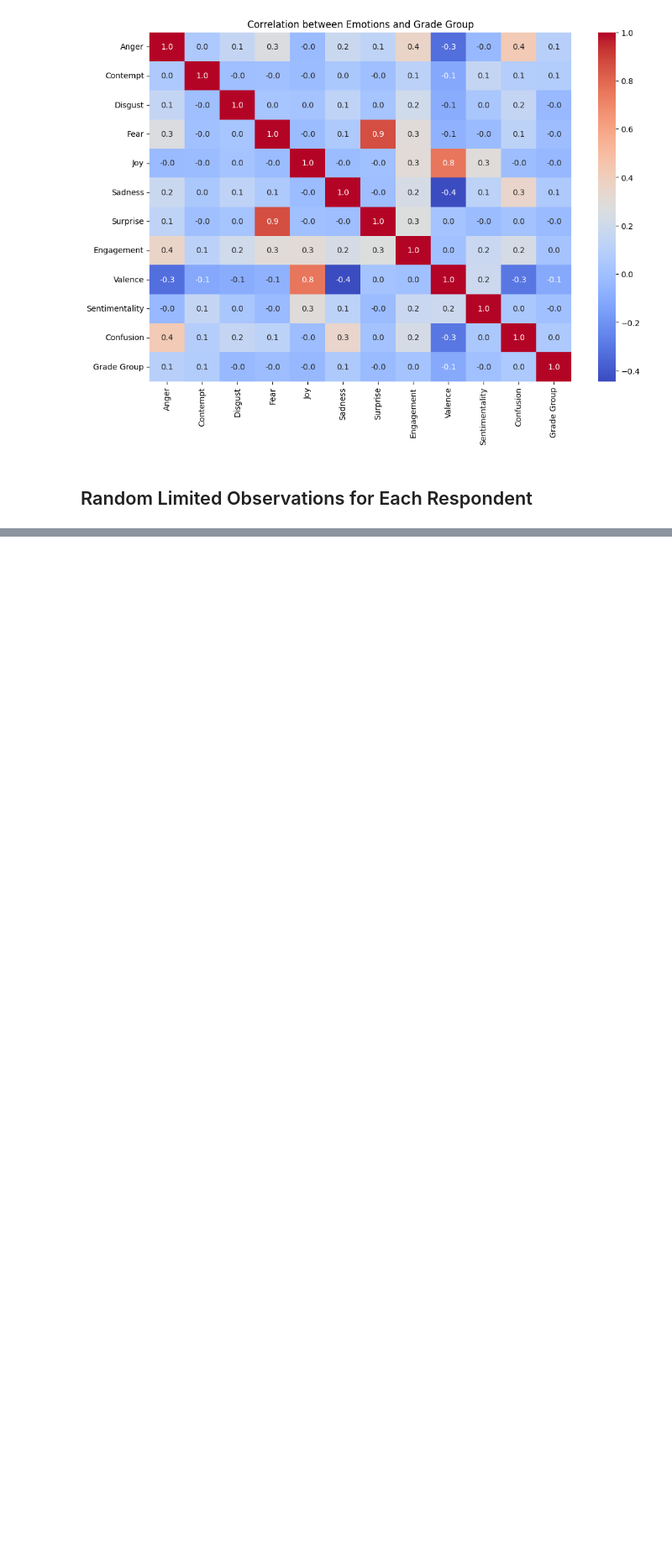
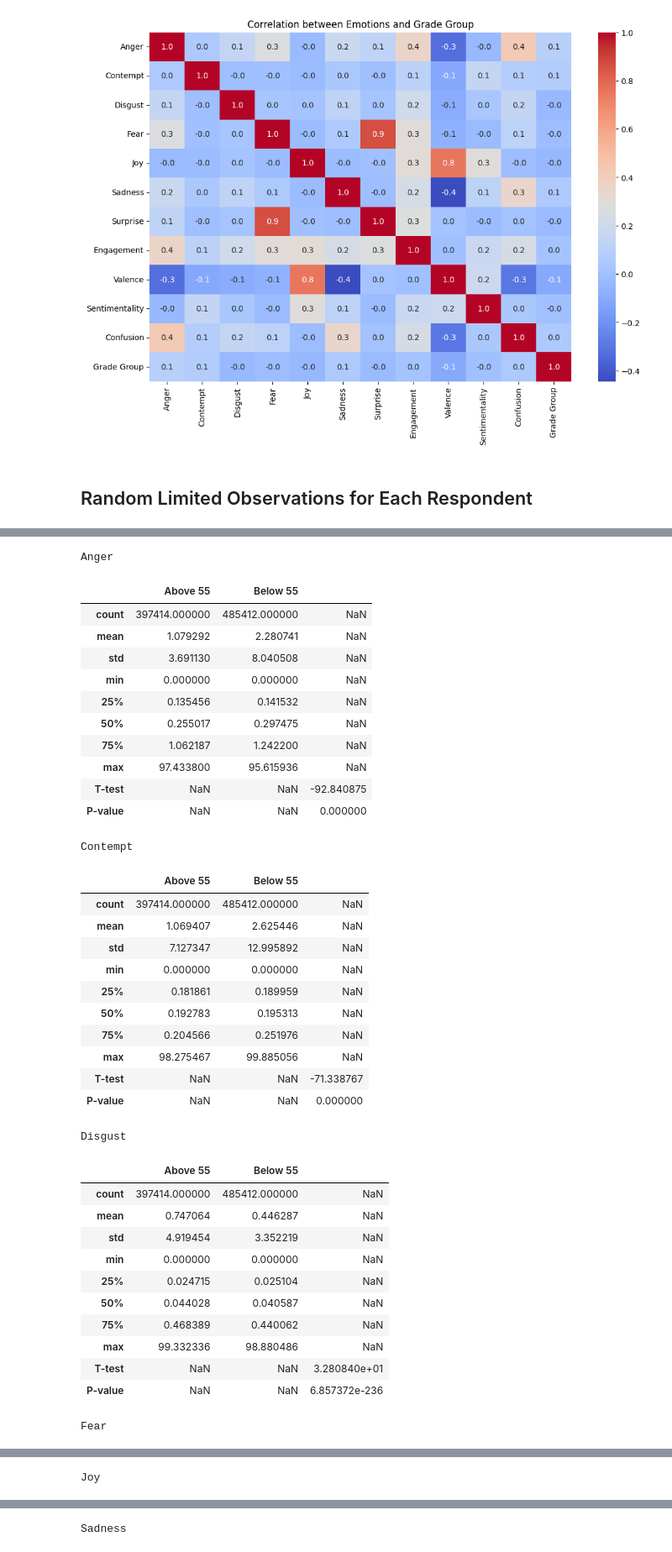
Before and after one commit to litalshl/classifiers, a Jupyter notebook: all_respondents_with_grades.ipynb, the cells around one changed output, grey strips where cells are left out. Shown at 84% size. Cells and saved outputs as stored; diff of their text form; code cells hidden in the pictures; blank space fills up the shorter version.

```diff
--- a/all_respondents_with_grades.ipynb
+++ b/all_respondents_with_grades.ipynb
@@ -395,0 +396,67 @@ Confusion: p-value = 0.0001
+# %%
+import pandas as pd
+from scipy.stats import ttest_ind
+
+# Select the columns to include in the analysis
+selected_columns = ['Anger', 'Contempt', 'Disgust', 'Fear', 'Joy', 'Sadness', 'Surprise',
+       'Engagement', 'Valence', 'Sentimentality', 'Confusion']
+
+# Perform the t-test for each selected column between the two groups
+results = []
+for col in selected_columns:
+    above_55 = facial_expressions_data.loc[facial_expressions_data['Grade Group'] == 'Above 55', col]
+    below_55 = facial_expressions_data.loc[facial_expressions_data['Grade Group'] == 'Below 55', col]
+    t, pval = ttest_ind(above_55, below_55, equal_var=False)
+
+    # Create a descriptive statistics table for the current column
+    stats = pd.concat([above_55.describe(), below_55.describe()], axis=1, keys=['Above 55', 'Below 55'])
+
+    # Add the t-test result and p-value to the table
+    stats.loc['T-test', ''] = t
+    stats.loc['P-value', ''] = pval
+
+    # Add the table to the results list
+    results.append((col, stats))
+
+# Display the results
+for col, stats in results:
+    print(col)
+    display(stats)
+# %% [output]
+Anger
+|  | Above 55 | Below 55 |  |
+| count | 397414.000000 | 485412.000000 | NaN |
+| mean | 1.079292 | 2.280741 | NaN |
+| std | 3.691130 | 8.040508 | NaN |
+| min | 0.000000 | 0.000000 | NaN |
+| 25% | 0.135456 | 0.141532 | NaN |
+| 50% | 0.255017 | 0.297475 | NaN |
+| 75% | 1.062187 | 1.242200 | NaN |
+| max | 97.433800 | 95.615936 | NaN |
+| T-test | NaN | NaN | -92.840875 |
+| P-value | NaN | NaN | 0.000000 |
+Contempt
+|  | Above 55 | Below 55 |  |
+| count | 397414.000000 | 485412.000000 | NaN |
+| mean | 1.069407 | 2.625446 | NaN |
+| std | 7.127347 | 12.995892 | NaN |
+| min | 0.000000 | 0.000000 | NaN |
+| 25% | 0.181861 | 0.189959 | NaN |
+| 50% | 0.192783 | 0.195313 | NaN |
+| 75% | 0.204566 | 0.251976 | NaN |
+| max | 98.275467 | 99.885056 | NaN |
+| T-test | NaN | NaN | -71.338767 |
+| P-value | NaN | NaN | 0.000000 |
+Disgust
+|  | Above 55 | Below 55 |  |
+| count | 397414.000000 | 485412.000000 | NaN |
+| mean | 0.747064 | 0.446287 | NaN |
+| std | 4.919454 | 3.352219 | NaN |
+| min | 0.000000 | 0.000000 | NaN |
+| 25% | 0.024715 | 0.025104 | NaN |
+| 50% | 0.044028 | 0.040587 | NaN |
+| 75% | 0.468389 | 0.440062 | NaN |
+| max | 99.332336 | 98.880486 | NaN |
+| T-test | NaN | NaN | 3.280840e+01 |
+| P-value | NaN | NaN | 6.857372e-236 |
+Fear
@@ -395,0 +474 @@ Confusion: p-value = 0.0001
+Joy
@@ -395,0 +486 @@ Confusion: p-value = 0.0001
+Sadness
```
Also changed, not shown: parts of 4 cells of this notebook.
